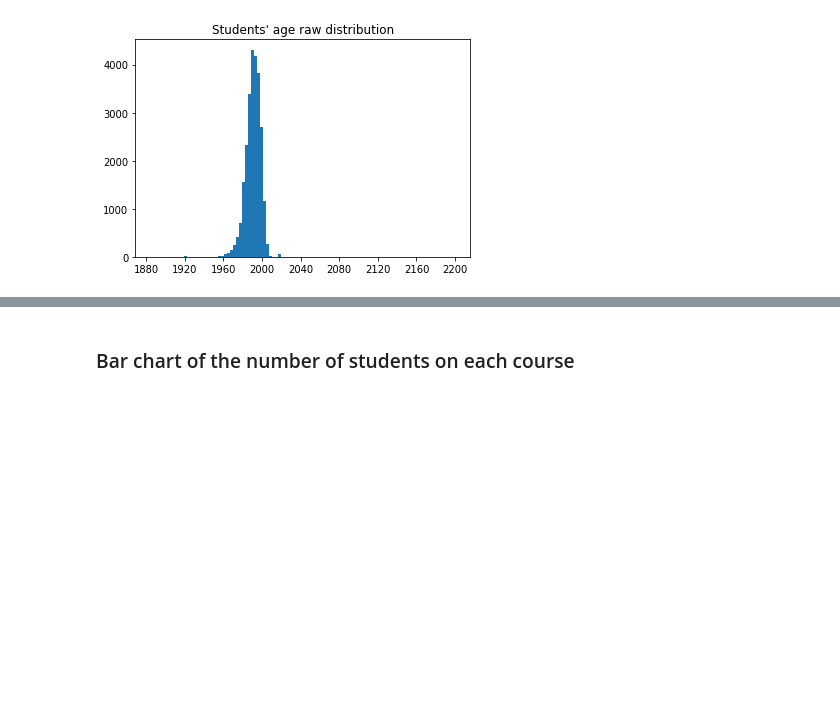
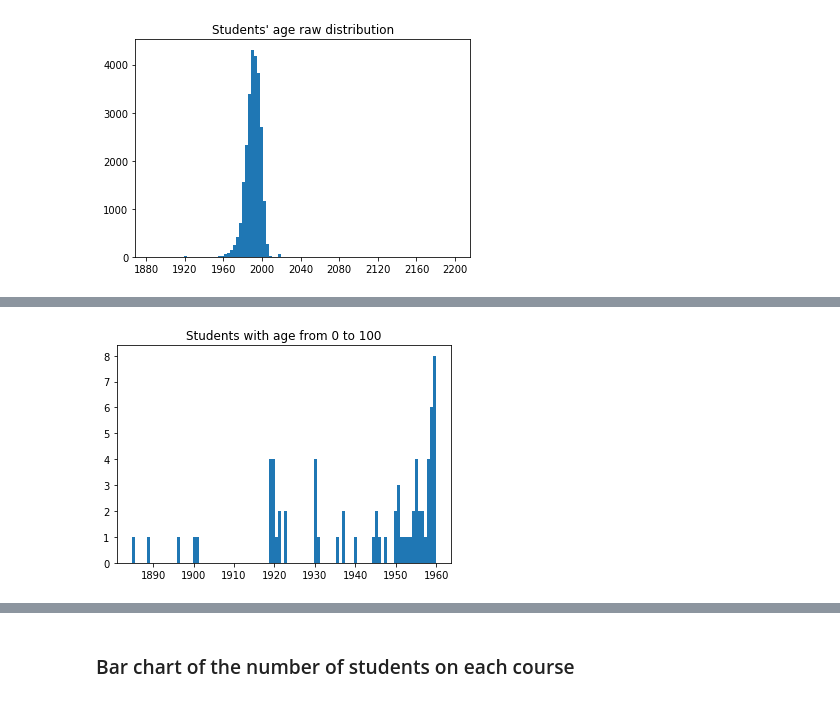
Before and after one commit to George-Mounts/skillbox_courseworks, a Jupyter notebook: analytics_1/Part1_Coursework_Analytics_1.ipynb, the cells around one changed output, grey strips where cells are left out. Drawn from its saved outputs; the diff is of its cells as text; code cells hidden in the pictures; blank space fills up the shorter version.

```diff
--- a/analytics_1/Part1_Coursework_Analytics_1.ipynb
+++ b/analytics_1/Part1_Coursework_Analytics_1.ipynb
@@ -257,3 +257,16 @@ plt.show()
 # %% [output]
 Min: 1884-09-23 00:00:00 | Max: 2199-10-07 00:00:00
 [figure]
+# %%
+range_dates_mask = (dset_students["birthday"] > np.datetime64(str(1800))) & (
+                dset_students["birthday"] < np.datetime64(str(1960)))
+
+print("Min:", dset_students.loc[range_dates_mask]["birthday"].min(), "| Max:",
+      dset_students.loc[range_dates_mask]["birthday"].max())
+
+fig, ax = plt.subplots()
+
+ax.hist(dset_students.loc[range_dates_mask]["birthday"].dropna(), bins=100)
+ax.set_title("Students with age from 0 to 100")
+plt.show()
+# %% [output]
@@ -259,0 +274 @@ Min: 1884-09-23 00:00:00 | Max: 2199-10-07 00:00:00
+[figure, added]
```
Also changed, not shown: parts of 7 cells of this notebook.
